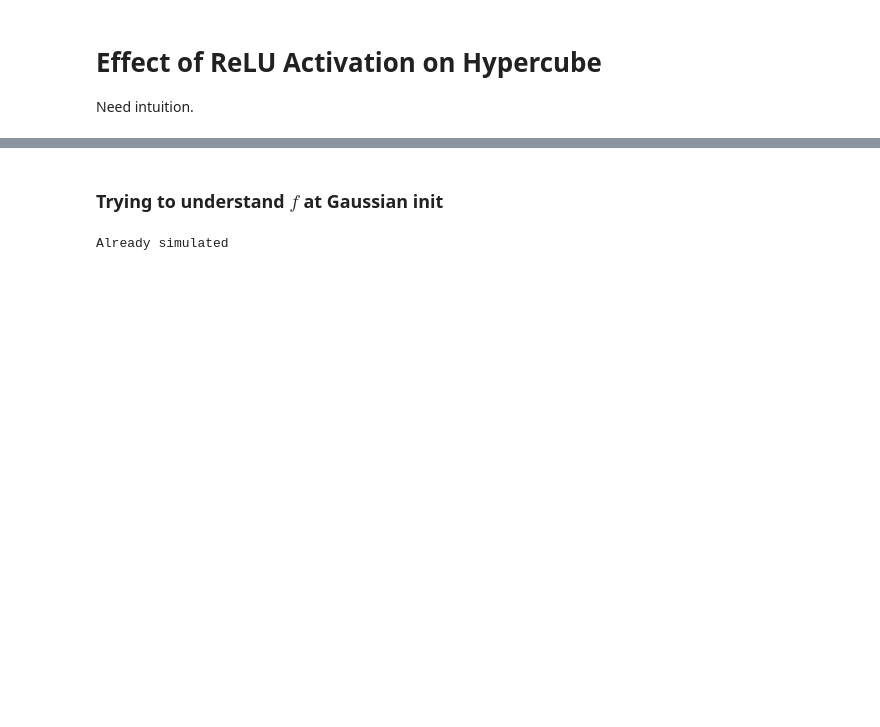
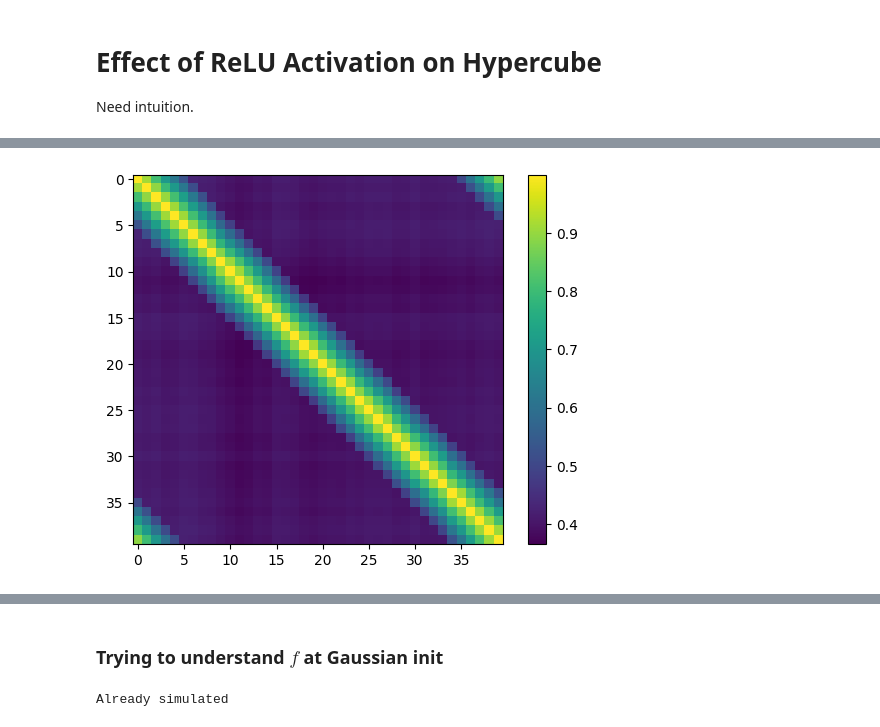
Before and after one commit to leonlufkin/Localization, a Jupyter notebook: notebooks/relu_hypercube.ipynb, the cells around one changed output, grey strips where cells are left out. Drawn from its saved outputs; the diff is of its cells as text; code cells hidden in the pictures; blank space fills up the shorter version.

```diff
--- a/notebooks/relu_hypercube.ipynb
+++ b/notebooks/relu_hypercube.ipynb
@@ -4,0 +42,7 @@ Need intuition.
+# %%
+xx1 = (x1.T @ x1) / len(x1)
+s1 = xx1 - np.outer(m1, m1)
+im = plt.imshow(s1)
+cbar = plt.colorbar(im)
+# %% [output]
+[figure, added]
```
Also changed, not shown: parts of 22 cells of this notebook, 33 other files.
